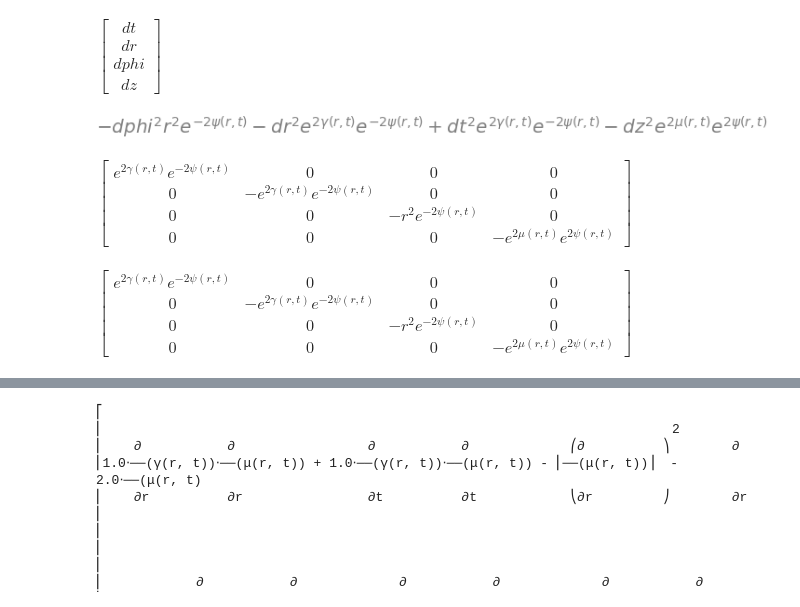
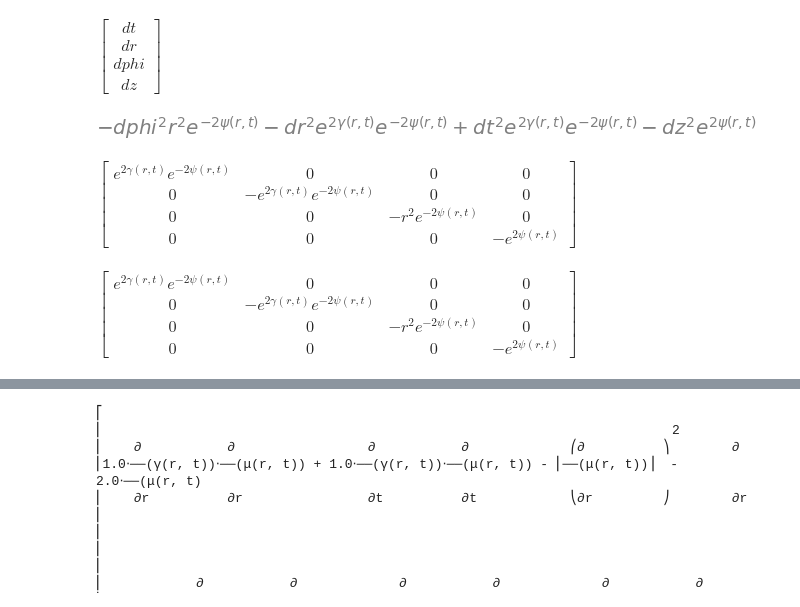
Before and after one commit to GeoffCope/General_Relativity_Python, a Jupyter notebook: Gravitational_Waves_in_General_Relativity_II_The Reflexion_of_Cylindrical_Waves_by_Marder.ipynb, the cells around one changed output, grey strips where cells are left out. Drawn from its saved outputs; the diff is of its cells as text; code cells hidden in the pictures.

```diff
--- a/Gravitational_Waves_in_General_Relativity_II_The Reflexion_of_Cylindrical_Waves_by_Marder.ipynb
+++ b/Gravitational_Waves_in_General_Relativity_II_The Reflexion_of_Cylindrical_Waves_by_Marder.ipynb
@@ -55,10 +54,10 @@ differentials
 # %% [output]
 $\displaystyle \left[\begin{matrix}dt\\dr\\dphi\\dz\end{matrix}\right]$
 # %%
-lineElement = expand(exp(2*(gamma-psi)) * ( dt**2 - dr**2) - r**2 * exp(-2*psi) * dphi**2 - exp(2*(psi+mu)) * dz**2)
+lineElement = expand(exp(2*(gamma-psi)) * ( dt**2 - dr**2) - r**2 * exp(-2*psi) * dphi**2 - exp(2*(psi)) * dz**2)
 lineElement
 # %% [output]
-[figure, old version]
+[figure, new version]
 # %%
 g = zeros(4)
 
@@ -71,14 +70,14 @@ for i in range(4):
 
 g
 # %% [output]
-$\displaystyle \left[\begin{matrix}e^{2 \gamma{\left(r,t \right)}} e^{- 2 \psi{\left(r,t \right)}} & 0 & 0 & 0\\0 & - e^{2 \gamma{\left(r,t \right)}} e^{- 2 \psi{\left(r,t \right)}} & 0 & 0\\0 & 0 & - r^{2} e^{- 2 \psi{\left(r,t \right)}} & 0\\0 & 0 & 0 & - e^{2 \mu{\left(r,t \right)}} e^{2 \psi{\left(r,t \right)}}\end{matrix}\right]$
+$\displaystyle \left[\begin{matrix}e^{2 \gamma{\left(r,t \right)}} e^{- 2 \psi{\left(r,t \right)}} & 0 & 0 & 0\\0 & - e^{2 \gamma{\left(r,t \right)}} e^{- 2 \psi{\left(r,t \right)}} & 0 & 0\\0 & 0 & - r^{2} e^{- 2 \psi{\left(r,t \right)}} & 0\\0 & 0 & 0 & - e^{2 \psi{\left(r,t \right)}}\end{matrix}\right]$
 # %%
 import sympy
 # %%
 m = sympy.Array(g)
 m
 # %% [output]
-$\displaystyle \left[\begin{matrix}e^{2 \gamma{\left(r,t \right)}} e^{- 2 \psi{\left(r,t \right)}} & 0 & 0 & 0\\0 & - e^{2 \gamma{\left(r,t \right)}} e^{- 2 \psi{\left(r,t \right)}} & 0 & 0\\0 & 0 & - r^{2} e^{- 2 \psi{\left(r,t \right)}} & 0\\0 & 0 & 0 & - e^{2 \mu{\left(r,t \right)}} e^{2 \psi{\left(r,t \right)}}\end{matrix}\right]$
+$\displaystyle \left[\begin{matrix}e^{2 \gamma{\left(r,t \right)}} e^{- 2 \psi{\left(r,t \right)}} & 0 & 0 & 0\\0 & - e^{2 \gamma{\left(r,t \right)}} e^{- 2 \psi{\left(r,t \right)}} & 0 & 0\\0 & 0 & - r^{2} e^{- 2 \psi{\left(r,t \right)}} & 0\\0 & 0 & 0 & - e^{2 \psi{\left(r,t \right)}}\end{matrix}\right]$
 # %%
 from einsteinpy.symbolic import *
 # %%
```
Also changed, not shown: parts of 14 cells of this notebook, 1 other file.
